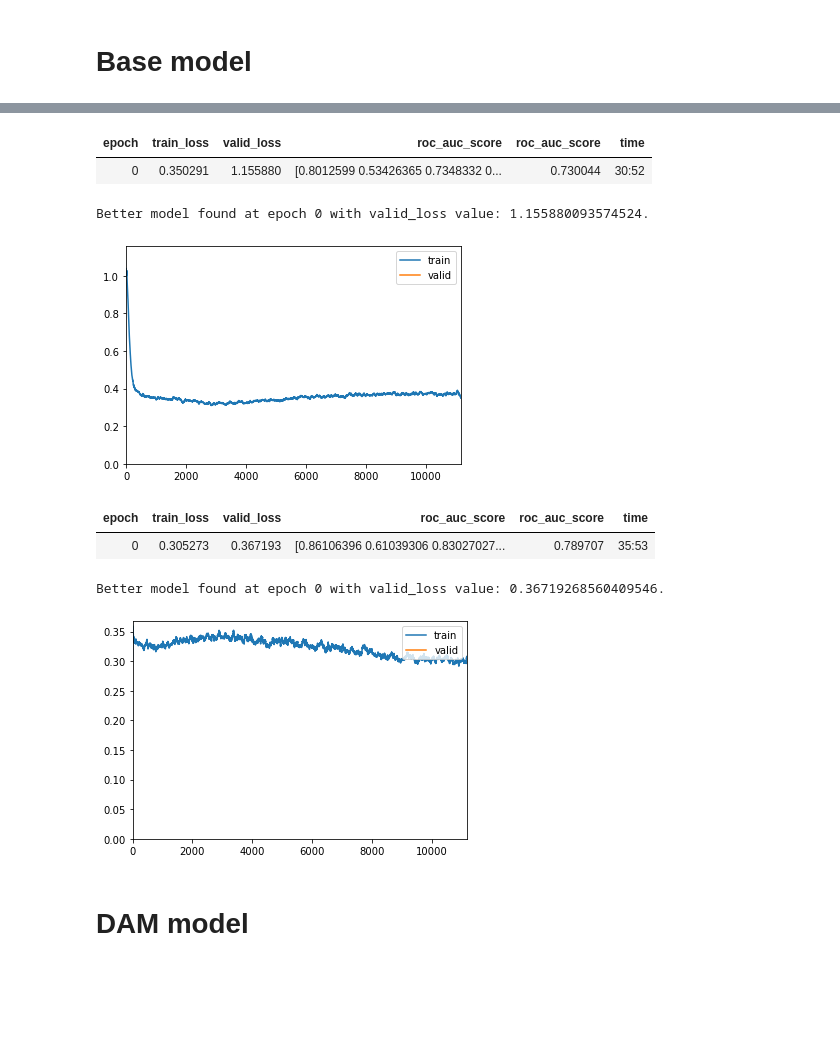
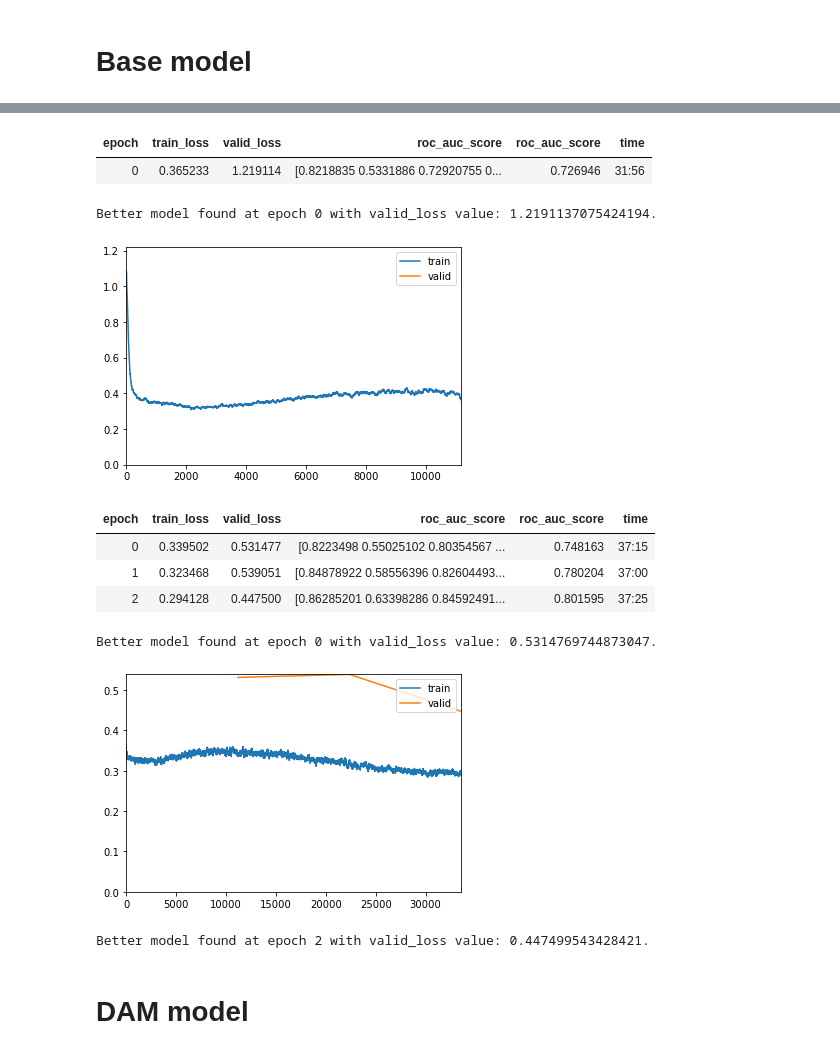
Before and after one commit to pujandave25/chexpert, a Jupyter notebook: models/densenet121_auc_maximization.ipynb, the cells around one changed output, grey strips where cells are left out. Cells and saved outputs as stored; diff of their text form; code cells hidden in the pictures; blank space fills up the shorter version.

Commit message:
Retrain model

```diff
--- a/models/densenet121_auc_maximization.ipynb
+++ b/models/densenet121_auc_maximization.ipynb
@@ -25,14 +23,17 @@ lr_min/10: 0.012022644281387329, lr_steep: 0.03981071710586548, base_lr: 0.03981
 # %%
-chexpert_learner_base.learn_model(use_saved=False, epochs=1)
+chexpert_learner_base.learn_model(use_saved=False, epochs=3)
 # %% [output]
 | epoch | train_loss | valid_loss | roc_auc_score | roc_auc_score | time |
-| 0 | 0.350291 | 1.155880 | [0.8012599 0.53426365 0.7348332 0... | 0.730044 | 30:52 |
+| 0 | 0.365233 | 1.219114 | [0.8218835 0.5331886 0.72920755 0... | 0.726946 | 31:56 |
-Better model found at epoch 0 with valid_loss value: 1.155880093574524.
+Better model found at epoch 0 with valid_loss value: 1.2191137075424194.
-[figure, old version]
+[figure, new version]
 | epoch | train_loss | valid_loss | roc_auc_score | roc_auc_score | time |
-| 0 | 0.305273 | 0.367193 | [0.86106396 0.61039306 0.83027027... | 0.789707 | 35:53 |
+| 0 | 0.339502 | 0.531477 | [0.8223498 0.55025102 0.80354567 ... | 0.748163 | 37:15 |
+| 1 | 0.323468 | 0.539051 | [0.84878922 0.58556396 0.82604493... | 0.780204 | 37:00 |
+| 2 | 0.294128 | 0.447500 | [0.86285201 0.63398286 0.84592491... | 0.801595 | 37:25 |
-Better model found at epoch 0 with valid_loss value: 0.36719268560409546.
+Better model found at epoch 0 with valid_loss value: 0.5314769744873047.
-[figure, old version]
+[figure, new version]
+Better model found at epoch 2 with valid_loss value: 0.447499543428421.
 # %%
 # Save the body of the trained base model
 torch.save(chexpert_learner_base.learn.model[0].state_dict(), model_dir/'chexpert_learner_base.pth')
```
Also changed, not shown: parts of 6 cells of this notebook, 12 other files.
